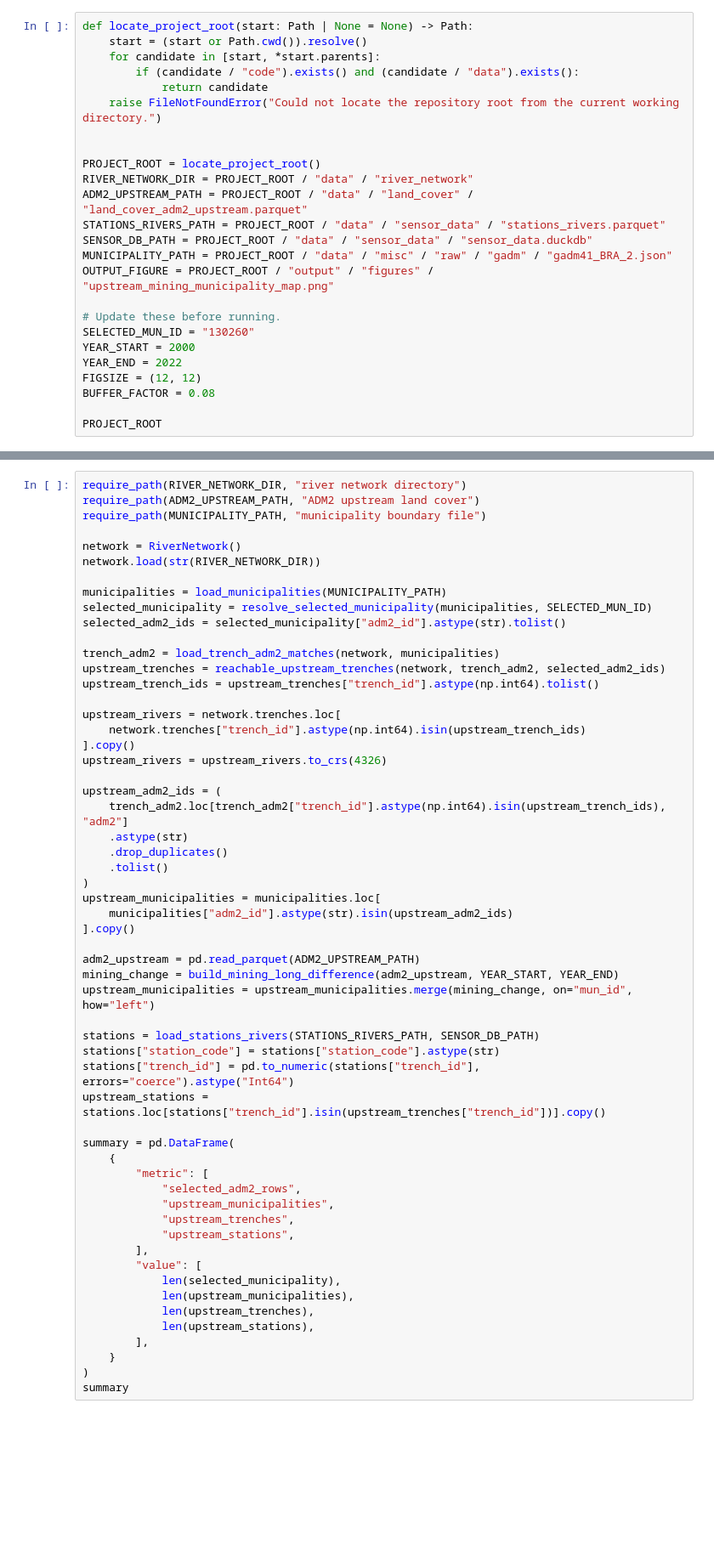
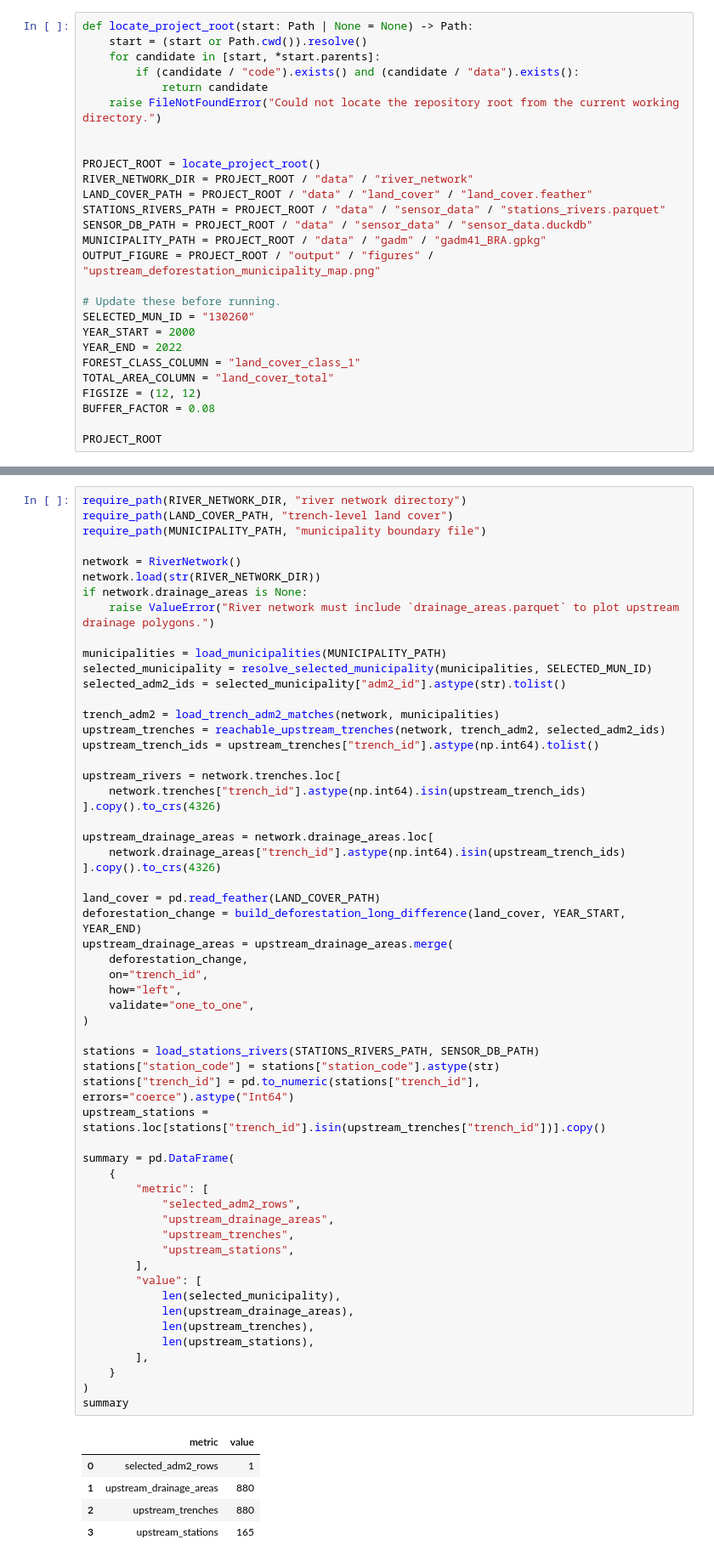
Before and after one commit to felixschulz385/river-pollution-brazil, a Jupyter notebook: code/analysis/notebooks/upstream_mining_municipality_map.ipynb, the cells around one changed output, grey strips where cells are left out. Shown at 85% size. Saved outputs shown, nothing was run; the diff lists cells and outputs as text; blank space fills up the shorter version.

```diff
--- a/code/analysis/notebooks/upstream_mining_municipality_map.ipynb
+++ b/code/analysis/notebooks/upstream_mining_municipality_map.ipynb
@@ -40,16 +48,18 @@ def locate_project_root(start: Path | None = None) -> Path:
 
 PROJECT_ROOT = locate_project_root()
 RIVER_NETWORK_DIR = PROJECT_ROOT / "data" / "river_network"
-ADM2_UPSTREAM_PATH = PROJECT_ROOT / "data" / "land_cover" / "land_cover_adm2_upstream.parquet"
+LAND_COVER_PATH = PROJECT_ROOT / "data" / "land_cover" / "land_cover.feather"
 STATIONS_RIVERS_PATH = PROJECT_ROOT / "data" / "sensor_data" / "stations_rivers.parquet"
 SENSOR_DB_PATH = PROJECT_ROOT / "data" / "sensor_data" / "sensor_data.duckdb"
-MUNICIPALITY_PATH = PROJECT_ROOT / "data" / "misc" / "raw" / "gadm" / "gadm41_BRA_2.json"
-OUTPUT_FIGURE = PROJECT_ROOT / "output" / "figures" / "upstream_mining_municipality_map.png"
+MUNICIPALITY_PATH = PROJECT_ROOT / "data" / "gadm" / "gadm41_BRA.gpkg"
+OUTPUT_FIGURE = PROJECT_ROOT / "output" / "figures" / "upstream_deforestation_municipality_map.png"
 
 # Update these before running.
 SELECTED_MUN_ID = "130260"
 YEAR_START = 2000
 YEAR_END = 2022
+FOREST_CLASS_COLUMN = "land_cover_class_1"
+TOTAL_AREA_COLUMN = "land_cover_total"
 FIGSIZE = (12, 12)
 BUFFER_FACTOR = 0.08
 
@@ -281,11 +299,13 @@ def buffered_bounds(geometries: gpd.GeoSeries, buffer_factor: float = 0.08) -> t
     return xmin - xpad, xmax + xpad, ymin - ypad, ymax + ypad
 # %%
 require_path(RIVER_NETWORK_DIR, "river network directory")
-require_path(ADM2_UPSTREAM_PATH, "ADM2 upstream land cover")
+require_path(LAND_COVER_PATH, "trench-level land cover")
 require_path(MUNICIPALITY_PATH, "municipality boundary file")
 
 network = RiverNetwork()
 network.load(str(RIVER_NETWORK_DIR))
+if network.drainage_areas is None:
+    raise ValueError("River network must include `drainage_areas.parquet` to plot upstream drainage polygons.")
 
 municipalities = load_municipalities(MUNICIPALITY_PATH)
 selected_municipality = resolve_selected_municipality(municipalities, SELECTED_MUN_ID)
@@ -293,49 +313,53 @@ selected_adm2_ids = selected_municipality["adm2_id"].astype(str).tolist()
 
 trench_adm2 = load_trench_adm2_matches(network, municipalities)
 upstream_trenches = reachable_upstream_trenches(network, trench_adm2, selected_adm2_ids)
 upstream_trench_ids = upstream_trenches["trench_id"].astype(np.int64).tolist()
 
 upstream_rivers = network.trenches.loc[
     network.trenches["trench_id"].astype(np.int64).isin(upstream_trench_ids)
-].copy()
-upstream_rivers = upstream_rivers.to_crs(4326)
+].copy().to_crs(4326)
 
-upstream_adm2_ids = (
-    trench_adm2.loc[trench_adm2["trench_id"].astype(np.int64).isin(upstream_trench_ids), "adm2"]
-    .astype(str)
-    .drop_duplicates()
-    .tolist()
+upstream_drainage_areas = network.drainage_areas.loc[
+    network.drainage_areas["trench_id"].astype(np.int64).isin(upstream_trench_ids)
+].copy().to_crs(4326)
+
+land_cover = pd.read_feather(LAND_COVER_PATH)
+deforestation_change = build_deforestation_long_difference(land_cover, YEAR_START, YEAR_END)
+upstream_drainage_areas = upstream_drainage_areas.merge(
+    deforestation_change,
+    on="trench_id",
+    how="left",
+    validate="one_to_one",
 )
-upstream_municipalities = municipalities.loc[
-    municipalities["adm2_id"].astype(str).isin(upstream_adm2_ids)
-].copy()
-
-adm2_upstream = pd.read_parquet(ADM2_UPSTREAM_PATH)
-mining_change = build_mining_long_difference(adm2_upstream, YEAR_START, YEAR_END)
-upstream_municipalities = upstream_municipalities.merge(mining_change, on="mun_id", how="left")
 
 stations = load_stations_rivers(STATIONS_RIVERS_PATH, SENSOR_DB_PATH)
 stations["station_code"] = stations["station_code"].astype(str)
 stations["trench_id"] = pd.to_numeric(stations["trench_id"], errors="coerce").astype("Int64")
 upstream_stations = stations.loc[stations["trench_id"].isin(upstream_trenches["trench_id"])].copy()
 
 summary = pd.DataFrame(
     {
         "metric": [
             "selected_adm2_rows",
-            "upstream_municipalities",
+            "upstream_drainage_areas",
             "upstream_trenches",
             "upstream_stations",
         ],
         "value": [
             len(selected_municipality),
-            len(upstream_municipalities),
+            len(upstream_drainage_areas),
             len(upstream_trenches),
             len(upstream_stations),
         ],
     }
 )
 summary
+# %% [output]
+|  | metric | value |
+| 0 | selected_adm2_rows | 1 |
+| 1 | upstream_drainage_areas | 880 |
+| 2 | upstream_trenches | 880 |
+| 3 | upstream_stations | 165 |
 # %%
 plot_geometries = pd.concat(
     [
```
Also changed, not shown: parts of 6 cells of this notebook, 1 other file.
